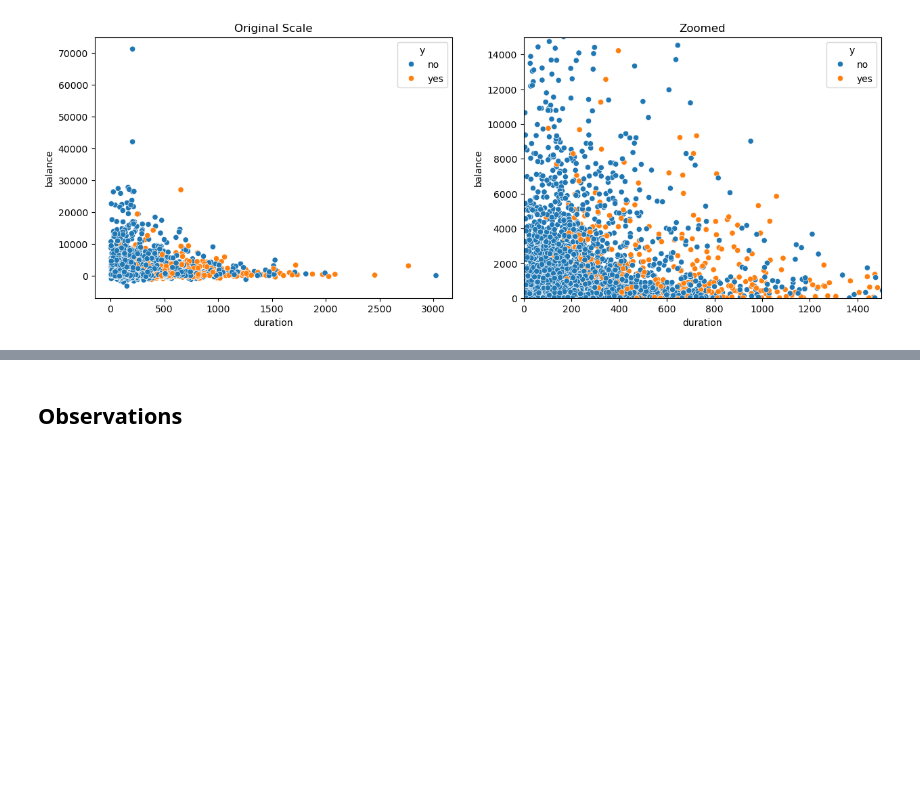
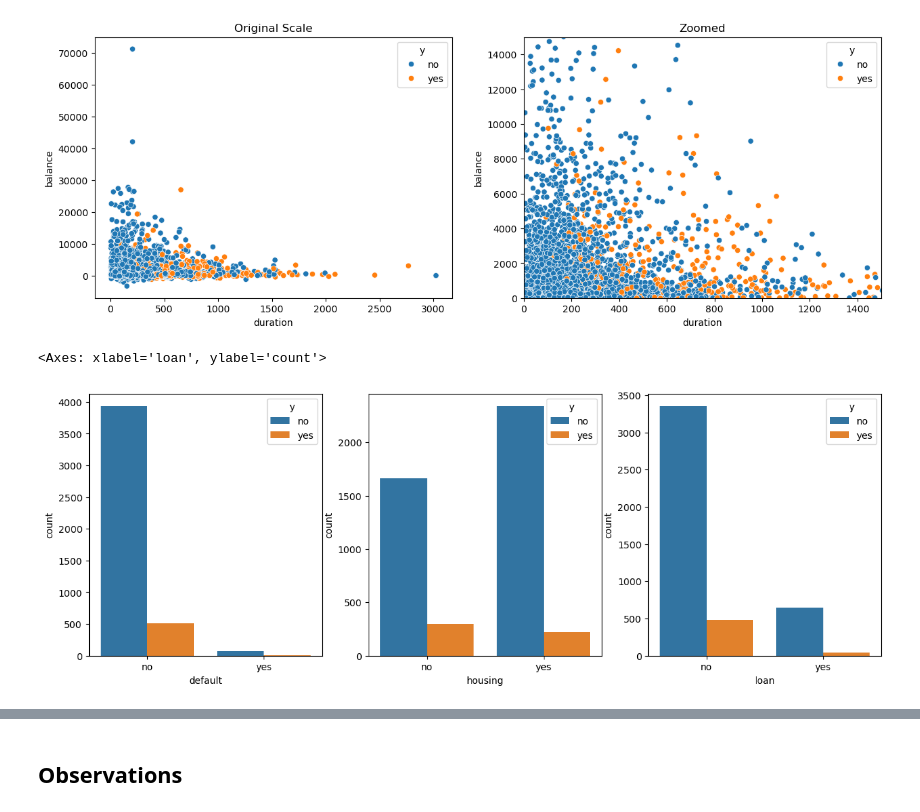
Before and after one commit to ka-rachit/Init_Tasks, a Jupyter notebook: Task2/task2_Rachit.ipynb, the cells around one changed output, grey strips where cells are left out. Saved outputs shown, nothing was run; the diff lists cells and outputs as text; code cells hidden in the pictures; blank space fills up the shorter version.

```diff
--- a/Task2/task2_Rachit.ipynb
+++ b/Task2/task2_Rachit.ipynb
@@ -117,3 +117,11 @@ ax[1].set_title("Zoomed")
 # %% [output]
 Text(0.5, 1.0, 'Zoomed')
 [figure]
+# %%
+fig, ax = plt.subplots(ncols=3, figsize=(15,5))
+sns.countplot(data=df, x='default', hue='y', ax=ax[0])
+sns.countplot(data=df, x='housing', hue='y', ax=ax[1])
+sns.countplot(data=df, x='loan', hue='y', ax=ax[2])
+# %% [output]
+<Axes: xlabel='loan', ylabel='count'>
+[figure, added]
```
Also changed, not shown: parts of 29 cells of this notebook.
